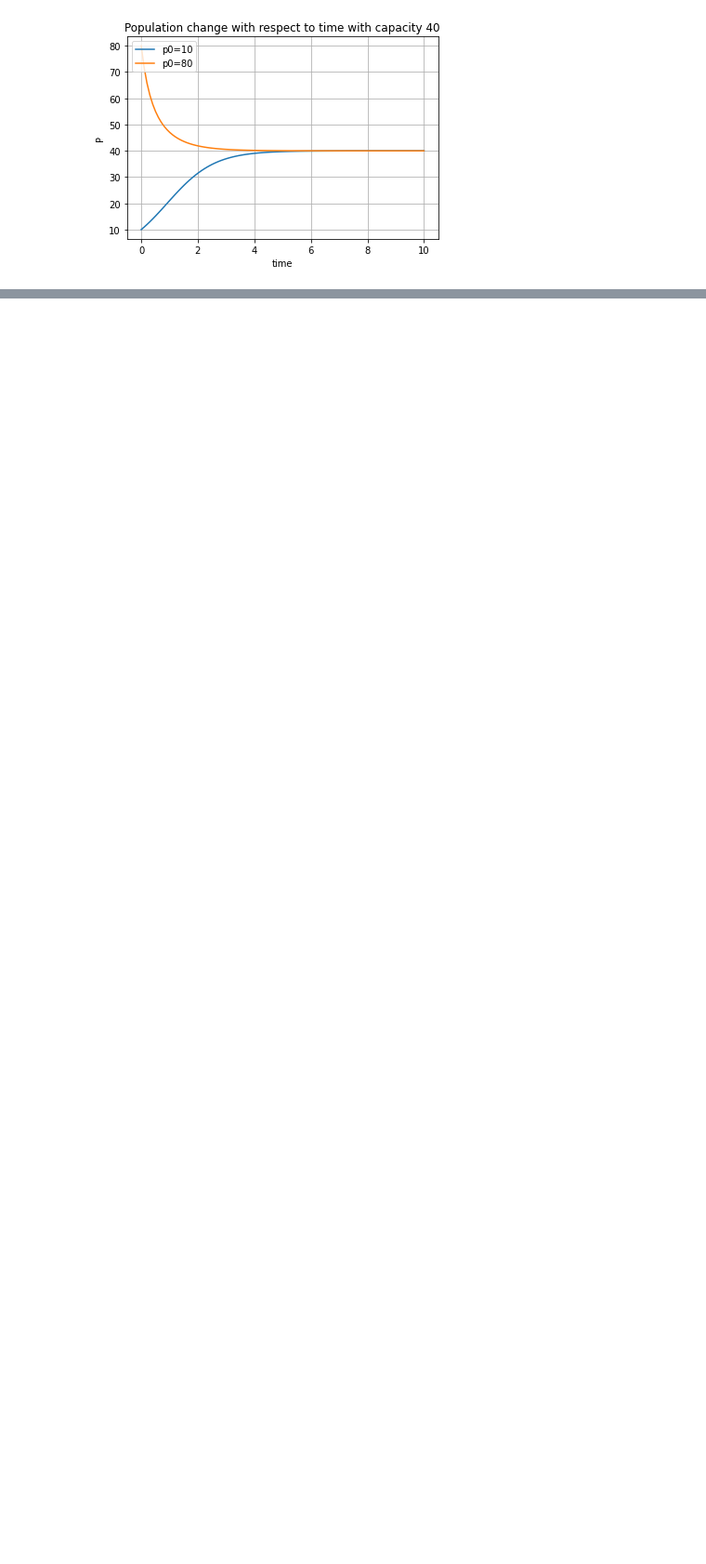
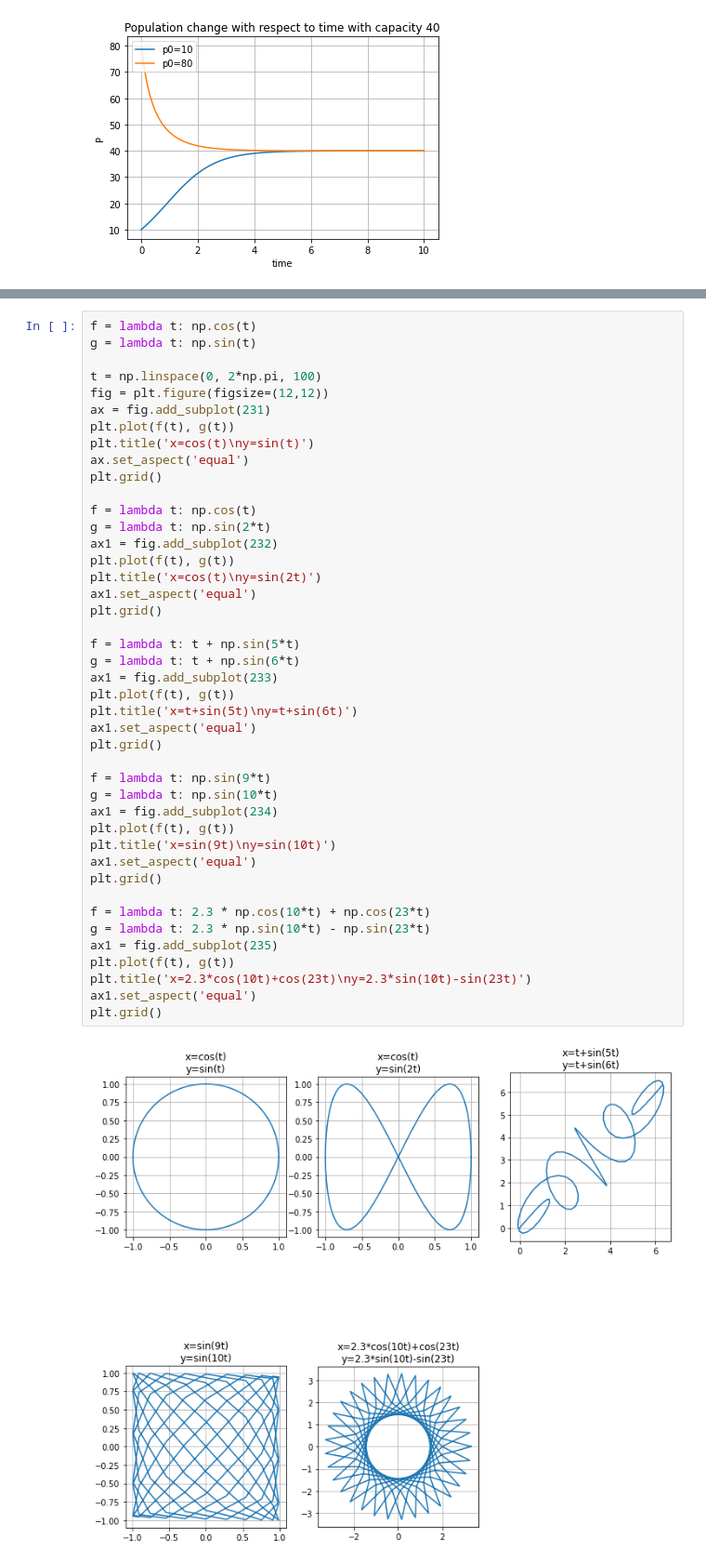
Before and after one commit to richwandell/math-stuff, a Jupyter notebook: Calculus I.ipynb, the cells around one changed output, grey strips where cells are left out. Shown at 93% size. Drawn from its saved outputs; the diff is of its cells as text; blank space fills up the shorter version.

```diff
--- a/Calculus I.ipynb
+++ b/Calculus I.ipynb
@@ -100,0 +118,45 @@ plt.show()
+# %%
+f = lambda t: np.cos(t)
+g = lambda t: np.sin(t)
+
+t = np.linspace(0, 2*np.pi, 100)
+fig = plt.figure(figsize=(12,12))
+ax = fig.add_subplot(231)
+plt.plot(f(t), g(t))
+plt.title('x=cos(t)\ny=sin(t)')
+ax.set_aspect('equal')
+plt.grid()
+
+f = lambda t: np.cos(t)
+g = lambda t: np.sin(2*t)
+ax1 = fig.add_subplot(232)
+plt.plot(f(t), g(t))
+plt.title('x=cos(t)\ny=sin(2t)')
+ax1.set_aspect('equal')
+plt.grid()
+
+f = lambda t: t + np.sin(5*t)
+g = lambda t: t + np.sin(6*t)
+ax1 = fig.add_subplot(233)
+plt.plot(f(t), g(t))
+plt.title('x=t+sin(5t)\ny=t+sin(6t)')
+ax1.set_aspect('equal')
+plt.grid()
+
+f = lambda t: np.sin(9*t)
+g = lambda t: np.sin(10*t)
+ax1 = fig.add_subplot(234)
+plt.plot(f(t), g(t))
+plt.title('x=sin(9t)\ny=sin(10t)')
+ax1.set_aspect('equal')
+plt.grid()
+
+f = lambda t: 2.3 * np.cos(10*t) + np.cos(23*t)
+g = lambda t: 2.3 * np.sin(10*t) - np.sin(23*t)
+ax1 = fig.add_subplot(235)
+plt.plot(f(t), g(t))
+plt.title('x=2.3*cos(10t)+cos(23t)\ny=2.3*sin(10t)-sin(23t)')
+ax1.set_aspect('equal')
+plt.grid()
+# %% [output]
+[figure, added]
```
Also changed, not shown: parts of 4 cells of this notebook, 2 other files.
